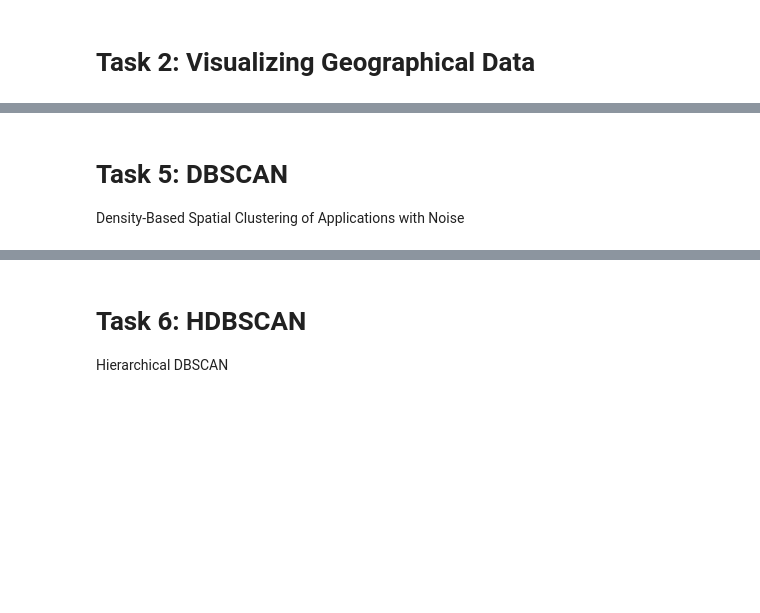
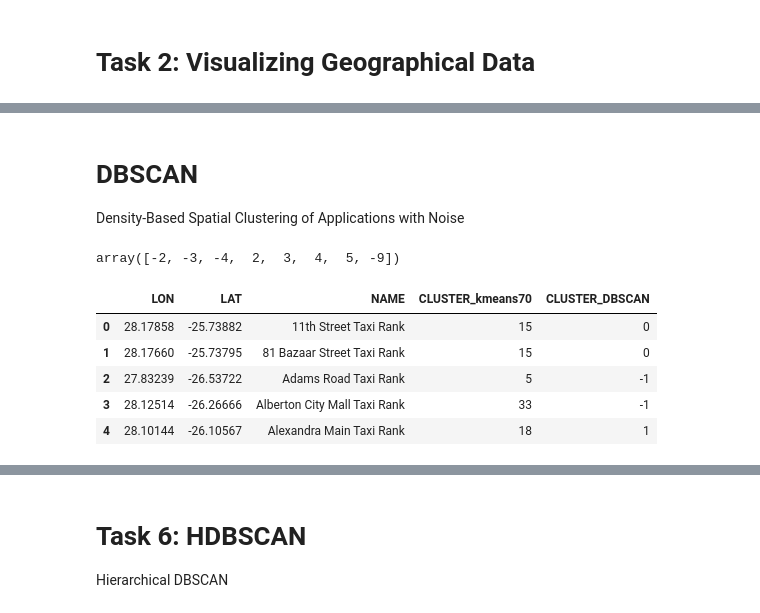
Before and after one commit to ConyYang/Geolocation, a Jupyter notebook: Project.ipynb, the cells around one changed output, grey strips where cells are left out. Cells and saved outputs as stored; diff of their text form; code cells hidden in the pictures; blank space fills up the shorter version.

```diff
--- a/Project.ipynb
+++ b/Project.ipynb
@@ -189,7 +312,22 @@ print(f'Silhouette Score: {best_silhouette}')
 # %% [markdown]
-<a id='task5'></a>
-# Task 5: DBSCAN
+# DBSCAN
 Density-Based Spatial Clustering of Applications with Noise
 # %%
 # code for indexing out certain values
 dummy = np.array([-1, -1, -1, 2, 3, 4, 5, -1])
+new_dummy = np.array([(counter+2)*x if x==-1 else x for counter, x in enumerate(dummy)])
+new_dummy
+# %% [output]
+array([-2, -3, -4,  2,  3,  4,  5, -9])
+# %%
+model = DBSCAN(eps=0.01, min_samples=5).fit(X)
+class_predictions = model.labels_
+df['CLUSTER_DBSCAN'] = class_predictions
+df.head()
+# %% [output]
+|  | LON | LAT | NAME | CLUSTER_kmeans70 | CLUSTER_DBSCAN |
+| 0 | 28.17858 | -25.73882 | 11th Street Taxi Rank | 15 | 0 |
+| 1 | 28.17660 | -25.73795 | 81 Bazaar Street Taxi Rank | 15 | 0 |
+| 2 | 27.83239 | -26.53722 | Adams Road Taxi Rank | 5 | -1 |
+| 3 | 28.12514 | -26.26666 | Alberton City Mall Taxi Rank | 33 | -1 |
+| 4 | 28.10144 | -26.10567 | Alexandra Main Taxi Rank | 18 | 1 |
```
Also changed, not shown: parts of 43 cells of this notebook, 9 other files.
